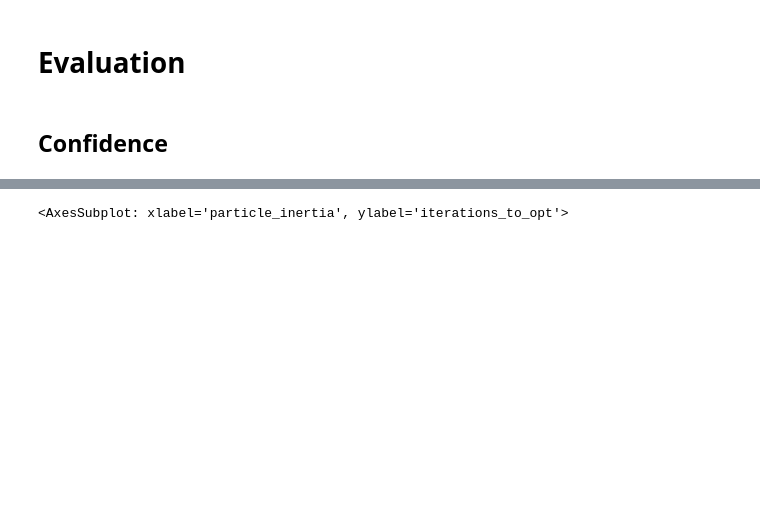
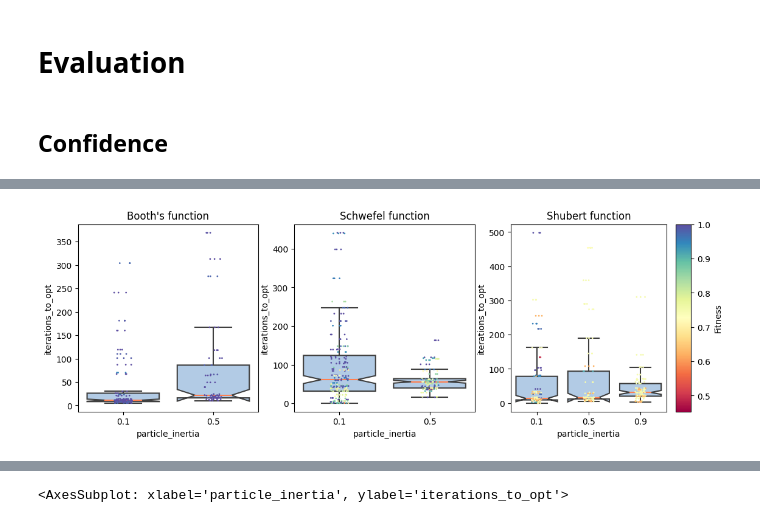
Before and after one commit to MarkusKiesel93/Self-Organizing_Systems, a Jupyter notebook: exercise_2/evaluation_laurenz.ipynb, the cells around one changed output, grey strips where cells are left out. Cells and saved outputs as stored; diff of their text form; code cells hidden in the pictures; blank space fills up the shorter version.

Commit message:
added more plots

```diff
--- a/exercise_2/evaluation_laurenz.ipynb
+++ b/exercise_2/evaluation_laurenz.ipynb
@@ -86,0 +184,4 @@ cb1.set_label('Fitness')
+# %%
+fig = create_stripplot(~df_full.use_constraint & ~df_full.optimum_reached, show_colorbar=True)
+# %% [output]
+[figure, added]
```
Also changed, not shown: parts of 16 cells of this notebook.
